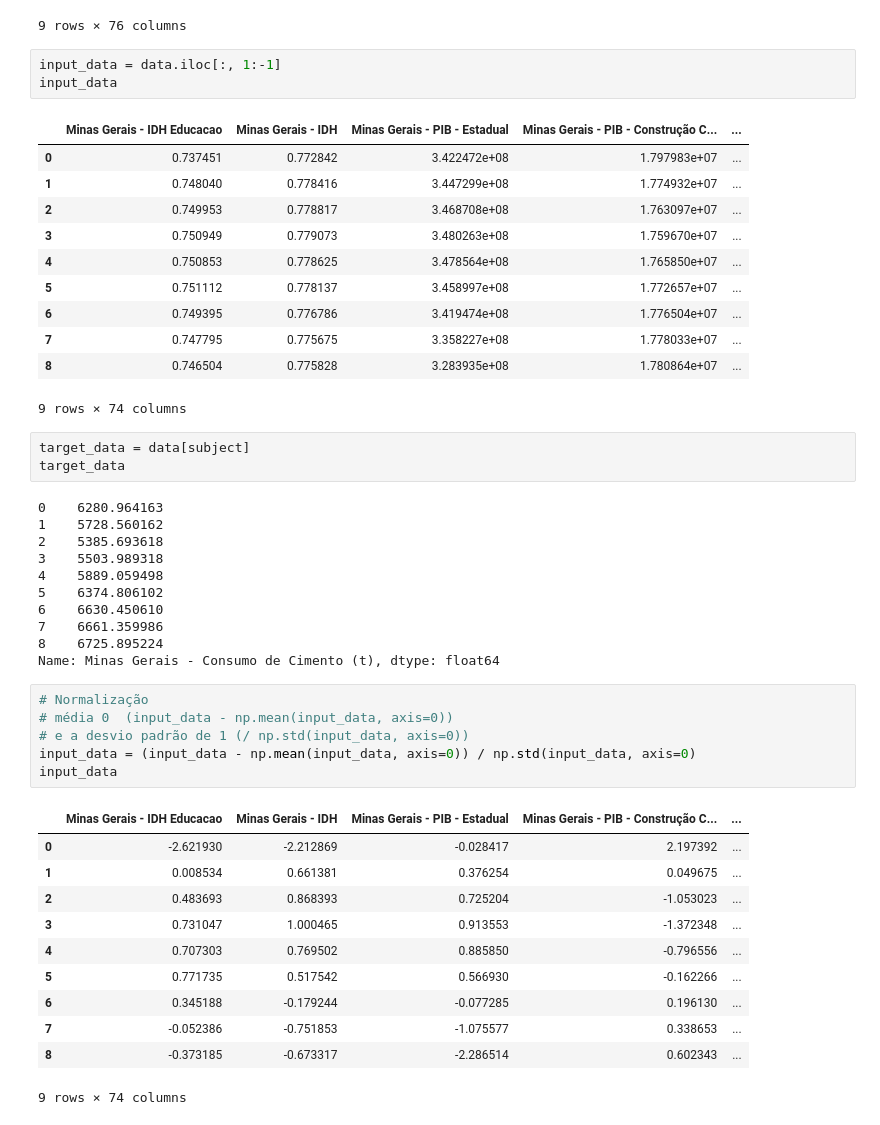
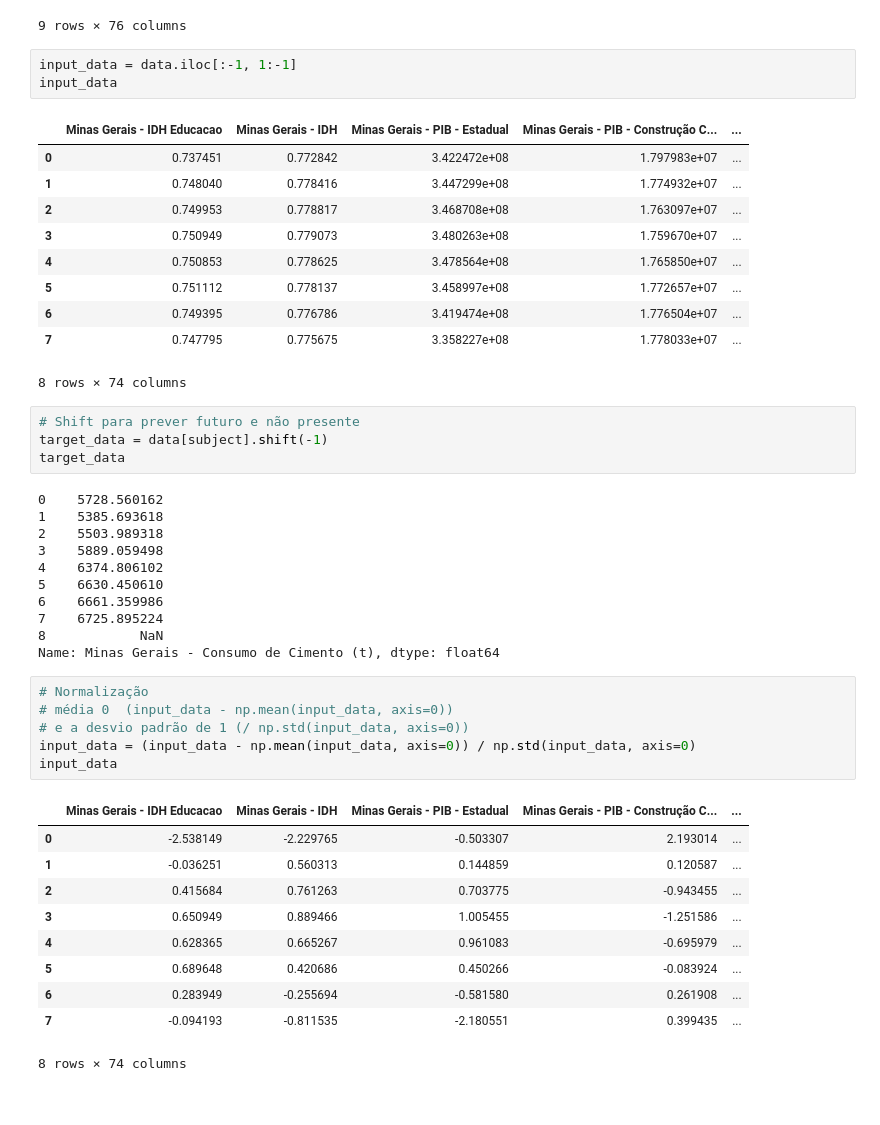
Before and after one commit to Pedro84skynet/TCC-MAC0499, a Jupyter notebook: Demo/Rede Neural/demo_mg.ipynb, the cells around one changed output. Cells and saved outputs as stored; diff of their text form.

```diff
--- a/Demo/Rede Neural/demo_mg.ipynb
+++ b/Demo/Rede Neural/demo_mg.ipynb
@@ -22,33 +28,33 @@ data
 | 8 | 2022 | 0.746504 | 0.775828 | 3.283935e+08 | 1.780864e+07 | ... |
 9 rows × 76 columns
 # %%
-input_data = data.iloc[:, 1:-1]
+input_data = data.iloc[:-1, 1:-1]
 input_data
 # %% [output]
 |  | Minas Gerais - IDH Educacao | Minas Gerais - IDH | Minas Gerais - PIB - Estadual | Minas Gerais - PIB - Construção C... | ... |
 | 0 | 0.737451 | 0.772842 | 3.422472e+08 | 1.797983e+07 | ... |
 | 1 | 0.748040 | 0.778416 | 3.447299e+08 | 1.774932e+07 | ... |
 | 2 | 0.749953 | 0.778817 | 3.468708e+08 | 1.763097e+07 | ... |
 | 3 | 0.750949 | 0.779073 | 3.480263e+08 | 1.759670e+07 | ... |
 | 4 | 0.750853 | 0.778625 | 3.478564e+08 | 1.765850e+07 | ... |
 | 5 | 0.751112 | 0.778137 | 3.458997e+08 | 1.772657e+07 | ... |
 | 6 | 0.749395 | 0.776786 | 3.419474e+08 | 1.776504e+07 | ... |
 | 7 | 0.747795 | 0.775675 | 3.358227e+08 | 1.778033e+07 | ... |
-| 8 | 0.746504 | 0.775828 | 3.283935e+08 | 1.780864e+07 | ... |
-9 rows × 74 columns
+8 rows × 74 columns
 # %%
-target_data = data[subject]
+# Shift para prever futuro e não presente
+target_data = data[subject].shift(-1)
 target_data
 # %% [output]
-0    6280.964163
-1    5728.560162
-2    5385.693618
-3    5503.989318
-4    5889.059498
-5    6374.806102
-6    6630.450610
-7    6661.359986
-8    6725.895224
+0    5728.560162
+1    5385.693618
+2    5503.989318
+3    5889.059498
+4    6374.806102
+5    6630.450610
+6    6661.359986
+7    6725.895224
+8            NaN
 Name: Minas Gerais - Consumo de Cimento (t), dtype: float64
 # %%
 # Normalização
@@ -58,16 +64,15 @@ input_data = (input_data - np.mean(input_data, axis=0)) / np.std(input_data, axi
 input_data
 # %% [output]
 |  | Minas Gerais - IDH Educacao | Minas Gerais - IDH | Minas Gerais - PIB - Estadual | Minas Gerais - PIB - Construção C... | ... |
-| 0 | -2.621930 | -2.212869 | -0.028417 | 2.197392 | ... |
-| 1 | 0.008534 | 0.661381 | 0.376254 | 0.049675 | ... |
-| 2 | 0.483693 | 0.868393 | 0.725204 | -1.053023 | ... |
-| 3 | 0.731047 | 1.000465 | 0.913553 | -1.372348 | ... |
-| 4 | 0.707303 | 0.769502 | 0.885850 | -0.796556 | ... |
-| 5 | 0.771735 | 0.517542 | 0.566930 | -0.162266 | ... |
-| 6 | 0.345188 | -0.179244 | -0.077285 | 0.196130 | ... |
-| 7 | -0.052386 | -0.751853 | -1.075577 | 0.338653 | ... |
-| 8 | -0.373185 | -0.673317 | -2.286514 | 0.602343 | ... |
+| 0 | -2.538149 | -2.229765 | -0.503307 | 2.193014 | ... |
+| 1 | -0.036251 | 0.560313 | 0.144859 | 0.120587 | ... |
+| 2 | 0.415684 | 0.761263 | 0.703775 | -0.943455 | ... |
+| 3 | 0.650949 | 0.889466 | 1.005455 | -1.251586 | ... |
+| 4 | 0.628365 | 0.665267 | 0.961083 | -0.695979 | ... |
+| 5 | 0.689648 | 0.420686 | 0.450266 | -0.083924 | ... |
+| 6 | 0.283949 | -0.255694 | -0.581580 | 0.261908 | ... |
+| 7 | -0.094193 | -0.811535 | -2.180551 | 0.399435 | ... |
-9 rows × 74 columns
+8 rows × 74 columns
 # %%
 # input para treinamento
 train_input = input_data.iloc[:split_index]
```
Also changed, not shown: parts of 21 cells of this notebook, 21 other files.
